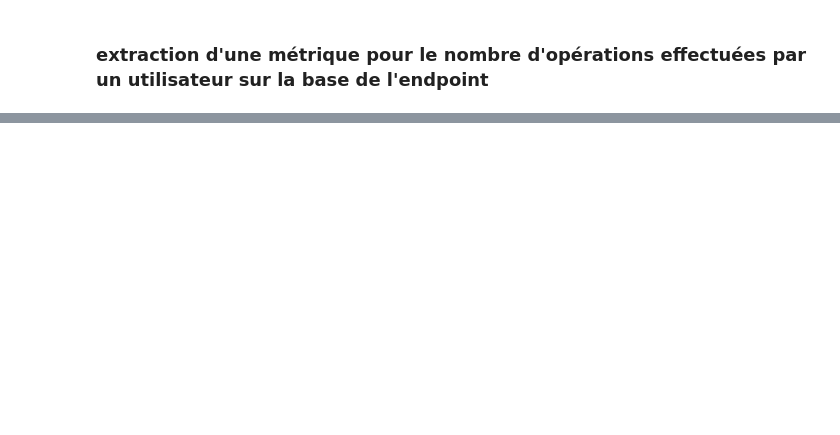
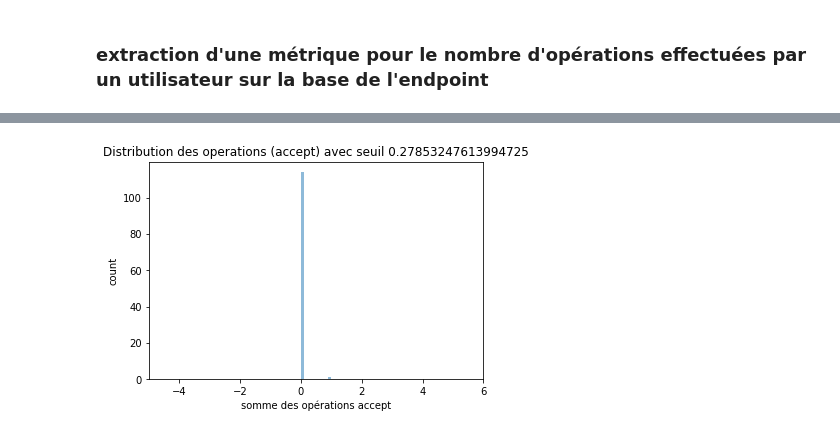
Before and after one commit to pfolaa/dsti-labs, a Jupyter notebook: fraud_detection.ipynb, the cells around one changed output, grey strips where cells are left out. Cells and saved outputs as stored; diff of their text form; code cells hidden in the pictures; blank space fills up the shorter version.

```diff
--- a/fraud_detection.ipynb
+++ b/fraud_detection.ipynb
@@ -1563,21 +1568,3 @@ res = (test_list[mid] + test_list[~mid]) / 2
 # %%
 # liste des personnes à risque
 list_personnes_risque = []
-# %%
-import statistics
-new_data_frame['EndPoint'].fillna('', inplace=True)
-sum_operation = []
-numero_tel = []
-for eleme in all_df_list_new:
-  eleme['EndPoint'].fillna('', inplace=True)
-  sum_operation.append(eleme['EndPoint'].str.contains('/client/').sum())
-
-print(sum_operation)
-minimum = min(sum_operation)
-maximum = max(sum_operation)
-mediane = statistics.median(sum_operation)
-moyenne = statistics.mean(sum_operation)
-ecart_type = statistics.pstdev(sum_operation)
-print(ecart_type)
-thresold = 3*ecart_type # les valeurs au délà de 3* écart type sont considérés comme outliers, on considère cette valeur comme notre seuil
-print(thresold)
@@ -1639,0 +1646,2 @@ len(list_personnes_risque)
+# %%
+sum_operation_accept, min_accept, max_accept, mediane_accept, moyenne_accept, et_accept, threshold_accept = calculate_metric(all_df_list_new, str_key_word='accept')
@@ -1658,0 +1760,4 @@ plt.show()
+# %%
+plot_users(sum_operation_accept, 'accept', threshold_accept)
+# %% [output]
+[figure, added]
```
Also changed, not shown: parts of 50 cells of this notebook.
